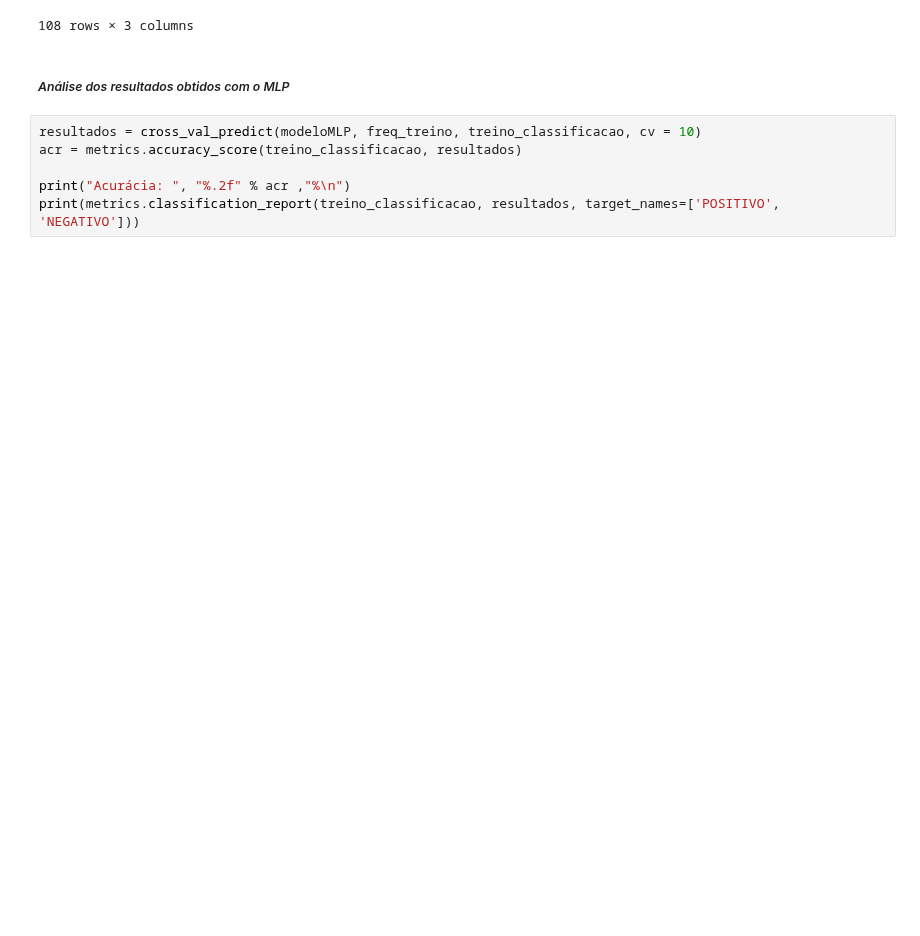
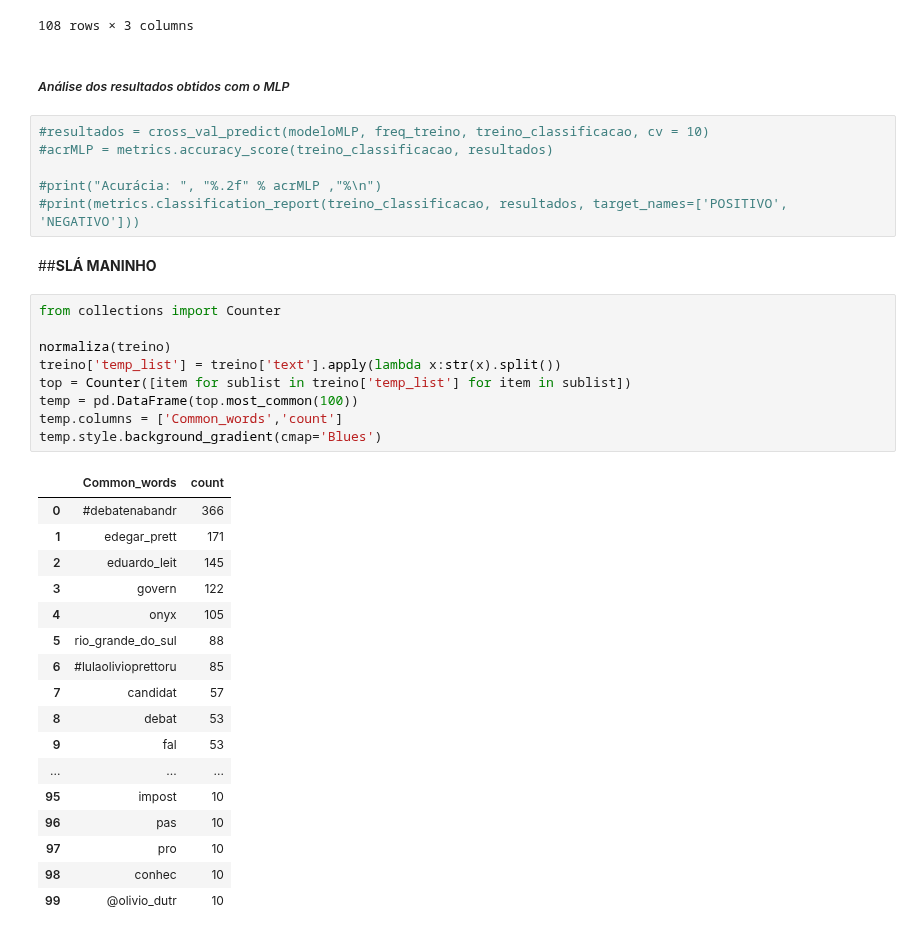
Before and after one commit to jhonatapers/MLPTweets, a Jupyter notebook: Tweets.ipynb, the cells around one changed output. Cells and saved outputs as stored; diff of their text form; blank space fills up the shorter version.

```diff
--- a/Tweets.ipynb
+++ b/Tweets.ipynb
@@ -416,8 +432,37 @@ df_resultados
 # %% [markdown]
 ##### *Análise dos resultados obtidos com o MLP*
 # %%
-resultados = cross_val_predict(modeloMLP, freq_treino, treino_classificacao, cv = 10)
-acr = metrics.accuracy_score(treino_classificacao, resultados)
+#resultados = cross_val_predict(modeloMLP, freq_treino, treino_classificacao, cv = 10)
+#acrMLP = metrics.accuracy_score(treino_classificacao, resultados)
 
-print("Acurácia: ", "%.2f" % acr ,"%\n")
-print(metrics.classification_report(treino_classificacao, resultados, target_names=['POSITIVO', 'NEGATIVO']))
+#print("Acurácia: ", "%.2f" % acrMLP ,"%\n")
+#print(metrics.classification_report(treino_classificacao, resultados, target_names=['POSITIVO', 'NEGATIVO']))
+# %% [markdown]
+##**SLÁ MANINHO**
+# %%
+from collections import Counter
+
+normaliza(treino)
+treino['temp_list'] = treino['text'].apply(lambda x:str(x).split())
+top = Counter([item for sublist in treino['temp_list'] for item in sublist])
+temp = pd.DataFrame(top.most_common(100))
+temp.columns = ['Common_words','count']
+temp.style.background_gradient(cmap='Blues')
+# %% [output]
+|  | Common_words | count |
+| 0 | #debatenabandr | 366 |
+| 1 | edegar_prett | 171 |
+| 2 | eduardo_leit | 145 |
+| 3 | govern | 122 |
+| 4 | onyx | 105 |
+| 5 | rio_grande_do_sul | 88 |
+| 6 | #lulaolivioprettoru | 85 |
+| 7 | candidat | 57 |
+| 8 | debat | 53 |
+| 9 | fal | 53 |
+| ... | ... | ... |
+| 95 | impost | 10 |
+| 96 | pas | 10 |
+| 97 | pro | 10 |
+| 98 | conhec | 10 |
+| 99 | @olivio_dutr | 10 |
```
Also changed, not shown: parts of 11 cells of this notebook.
